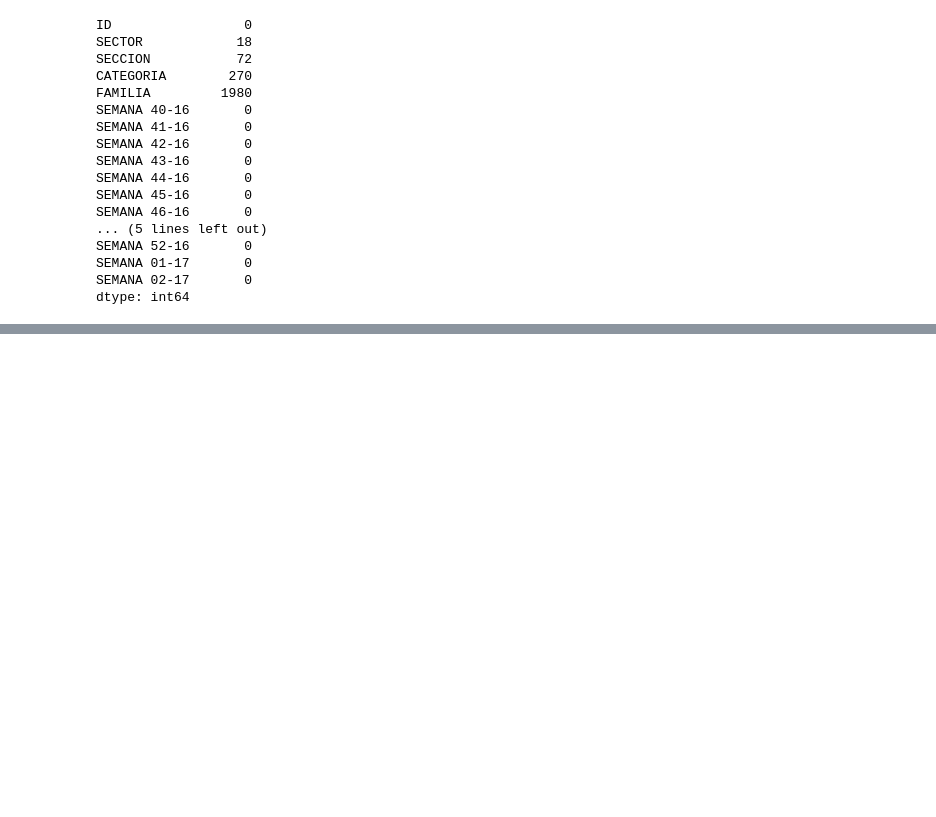
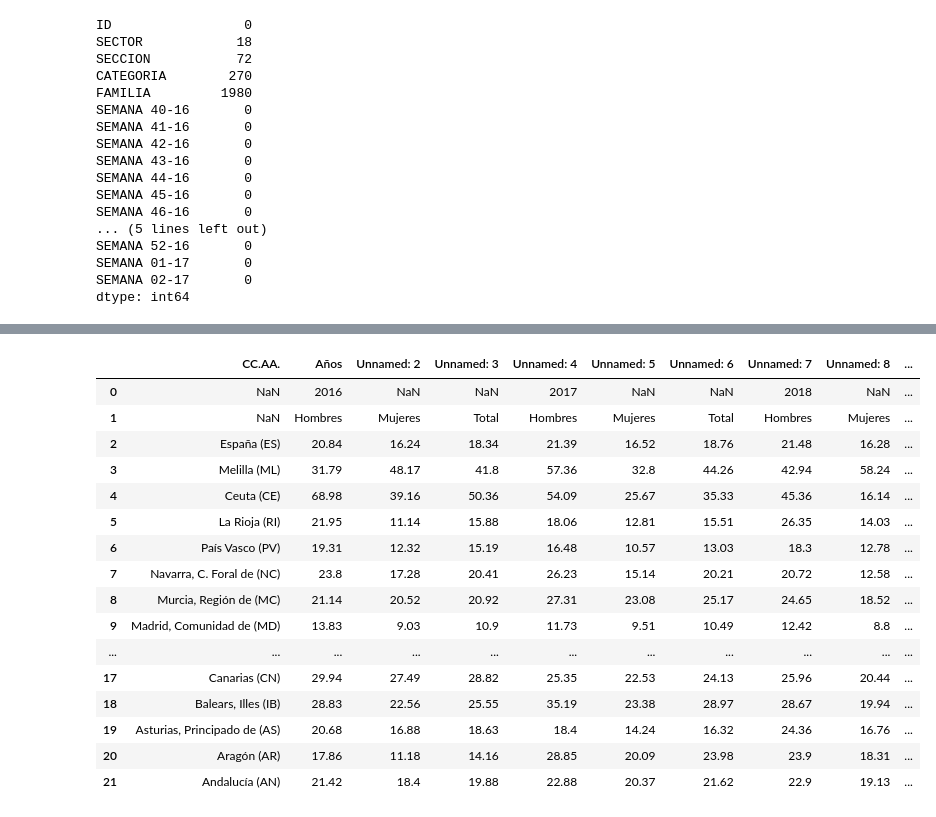
Before and after one commit to jftamaral/DSC-TFM-ImpactoAlimentacionSaludPersonas, a Jupyter notebook: pruebas.ipynb, the cells around one changed output, grey strips where cells are left out. Drawn from its saved outputs; the diff is of its cells as text; code cells hidden in the pictures; blank space fills up the shorter version.

```diff
--- a/pruebas.ipynb
+++ b/pruebas.ipynb
@@ -124,0 +126,22 @@ fig.show()
+# %%
+diabetes = pd.read_excel('./data/enfermedades/diabetes.xls', skiprows=1)
+# %%
+diabetes
+# %% [output]
+|  | CC.AA. | Años | Unnamed: 2 | Unnamed: 3 | Unnamed: 4 | Unnamed: 5 | Unnamed: 6 | Unnamed: 7 | Unnamed: 8 | ... |
+| 0 | NaN | 2016 | NaN | NaN | 2017 | NaN | NaN | 2018 | NaN | ... |
+| 1 | NaN | Hombres | Mujeres | Total | Hombres | Mujeres | Total | Hombres | Mujeres | ... |
+| 2 | España (ES) | 20.84 | 16.24 | 18.34 | 21.39 | 16.52 | 18.76 | 21.48 | 16.28 | ... |
+| 3 | Melilla (ML) | 31.79 | 48.17 | 41.8 | 57.36 | 32.8 | 44.26 | 42.94 | 58.24 | ... |
+| 4 | Ceuta (CE) | 68.98 | 39.16 | 50.36 | 54.09 | 25.67 | 35.33 | 45.36 | 16.14 | ... |
+| 5 | La Rioja (RI) | 21.95 | 11.14 | 15.88 | 18.06 | 12.81 | 15.51 | 26.35 | 14.03 | ... |
+| 6 | País Vasco (PV) | 19.31 | 12.32 | 15.19 | 16.48 | 10.57 | 13.03 | 18.3 | 12.78 | ... |
+| 7 | Navarra, C. Foral de (NC) | 23.8 | 17.28 | 20.41 | 26.23 | 15.14 | 20.21 | 20.72 | 12.58 | ... |
+| 8 | Murcia, Región de (MC) | 21.14 | 20.52 | 20.92 | 27.31 | 23.08 | 25.17 | 24.65 | 18.52 | ... |
+| 9 | Madrid, Comunidad de (MD) | 13.83 | 9.03 | 10.9 | 11.73 | 9.51 | 10.49 | 12.42 | 8.8 | ... |
+| ... | ... | ... | ... | ... | ... | ... | ... | ... | ... | ... |
+| 17 | Canarias (CN) | 29.94 | 27.49 | 28.82 | 25.35 | 22.53 | 24.13 | 25.96 | 20.44 | ... |
+| 18 | Balears, Illes (IB) | 28.83 | 22.56 | 25.55 | 35.19 | 23.38 | 28.97 | 28.67 | 19.94 | ... |
+| 19 | Asturias, Principado de (AS) | 20.68 | 16.88 | 18.63 | 18.4 | 14.24 | 16.32 | 24.36 | 16.76 | ... |
+| 20 | Aragón (AR) | 17.86 | 11.18 | 14.16 | 28.85 | 20.09 | 23.98 | 23.9 | 18.31 | ... |
+| 21 | Andalucía (AN) | 21.42 | 18.4 | 19.88 | 22.88 | 20.37 | 21.62 | 22.9 | 19.13 | ... |
```
Also changed, not shown: parts of 6 cells of this notebook, 1 other file.
